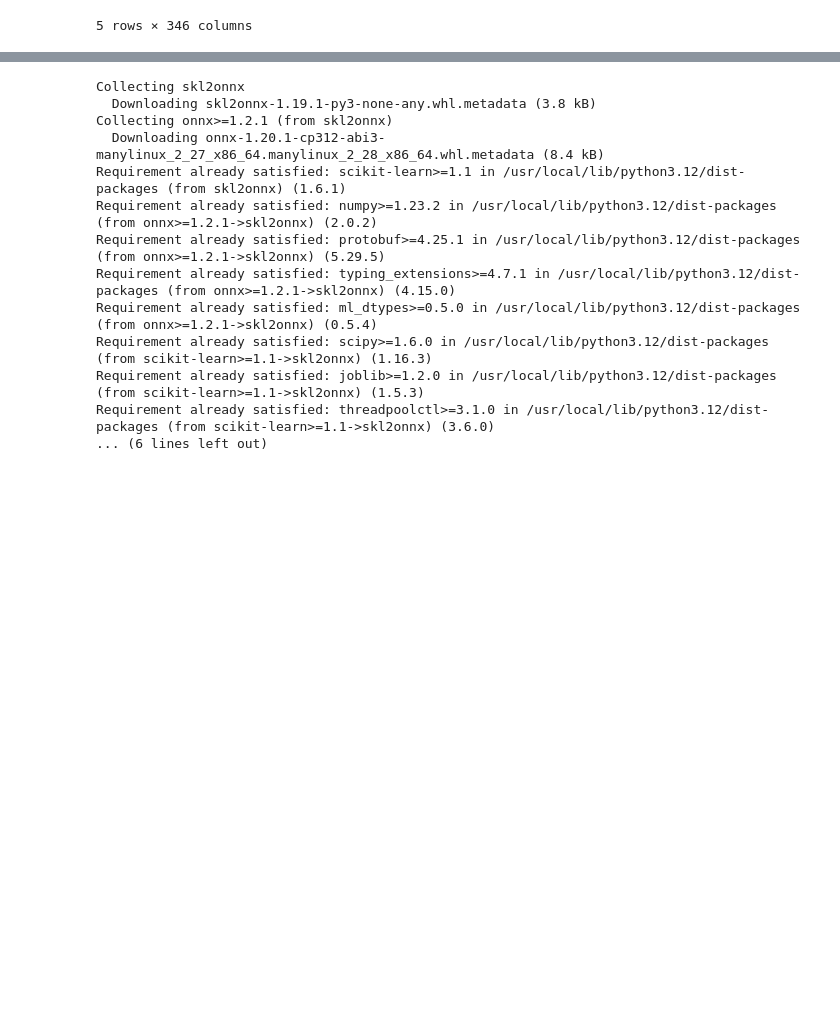
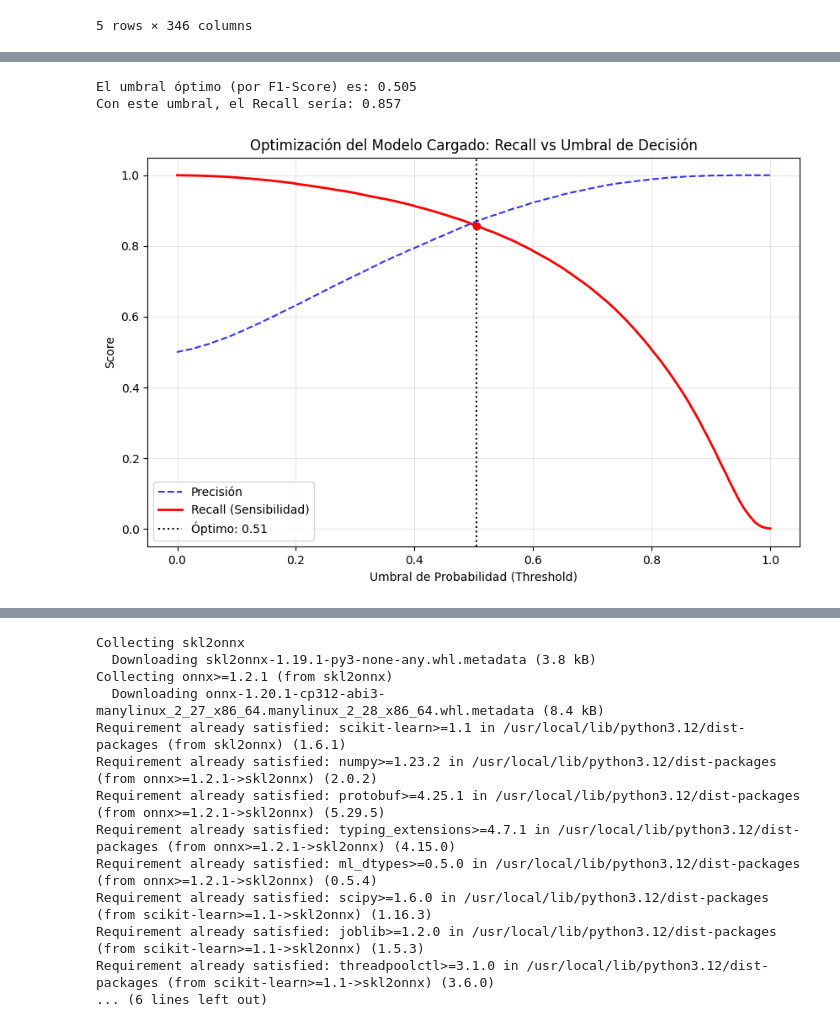
Before and after one commit to JAG-91/Flights-on-time, a Jupyter notebook: df_vuelos_con_clima_ok.ipynb, the cells around one changed output, grey strips where cells are left out. Saved outputs shown, nothing was run; the diff lists cells and outputs as text; code cells hidden in the pictures; blank space fills up the shorter version.

```diff
--- a/df_vuelos_con_clima_ok.ipynb
+++ b/df_vuelos_con_clima_ok.ipynb
@@ -534,0 +590,42 @@ Conteo Balanceado (SMOTE): {0: 254480, 1: 254480}
+# %%
+import matplotlib.pyplot as plt
+import numpy as np
+from sklearn.metrics import precision_recall_curve
+
+# 1. Obtener las probabilidades de la Clase 1 (en lugar de la predicción 0/1 directa)
+# Usamos X_test (o X_test_smote si estás evaluando sobre esa base)
+y_probs = rf_smote.predict_proba(X_test_smote)[:, 1]
+
+# 2. Calcular precisión y recall para todos los umbrales posibles
+precisions, recalls, thresholds = precision_recall_curve(y_test_smote, y_probs)
+
+# 3. Calcular el F1-Score para cada umbral para encontrar el "matemáticamente óptimo"
+f1_scores = 2 * (precisions * recalls) / (precisions + recalls)
+best_idx = np.argmax(f1_scores)
+best_threshold = thresholds[best_idx]
+best_recall = recalls[best_idx]
+
+print(f"El umbral óptimo (por F1-Score) es: {best_threshold:.3f}")
+print(f"Con este umbral, el Recall sería: {best_recall:.3f}")
+
+# 4. Graficar
+plt.figure(figsize=(10, 6))
+
+# Graficamos Recall y Precisión vs el Umbral
+plt.plot(thresholds, precisions[:-1], 'b--', label='Precisión', alpha=0.8)
+plt.plot(thresholds, recalls[:-1], 'r-', label='Recall (Sensibilidad)', linewidth=2)
+
+# Marcar el punto óptimo
+plt.axvline(best_threshold, color='black', linestyle=':', label=f'Óptimo: {best_threshold:.2f}')
+plt.plot(best_threshold, best_recall, 'ro')
+
+plt.title('Optimización del Modelo Cargado: Recall vs Umbral de Decisión')
+plt.xlabel('Umbral de Probabilidad (Threshold)')
+plt.ylabel('Score')
+plt.legend(loc='lower left')
+plt.grid(True, alpha=0.3)
+plt.show()
+# %% [output]
+El umbral óptimo (por F1-Score) es: 0.505
+Con este umbral, el Recall sería: 0.857
+[figure, added]
```
Also changed, not shown: parts of 8 cells of this notebook.
